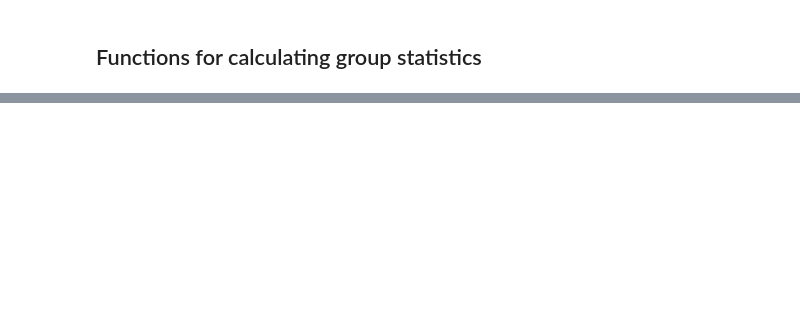
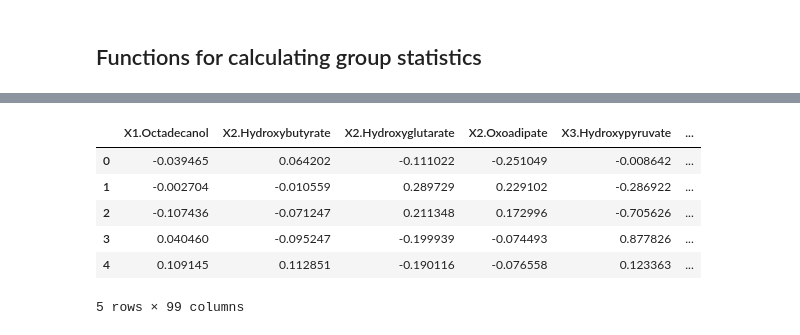
Before and after one commit to Kwamewusu/uihh_nowusu, a Jupyter notebook: metabolomicsViewer.ipynb, the cells around one changed output, grey strips where cells are left out. Cells and saved outputs as stored; diff of their text form; code cells hidden in the pictures; blank space fills up the shorter version.

```diff
--- a/metabolomicsViewer.ipynb
+++ b/metabolomicsViewer.ipynb
@@ -118,0 +240,10 @@ jk_df_groups.get_group('Rotenone')[columns].apply(MAD)
+# %%
+metabolites_mi.loc['Isradipine',columns] - avg.loc['Isradipine',columns]
+# %% [output]
+|  | X1.Octadecanol | X2.Hydroxybutyrate | X2.Hydroxyglutarate | X2.Oxoadipate | X3.Hydroxypyruvate | ... |
+| 0 | -0.039465 | 0.064202 | -0.111022 | -0.251049 | -0.008642 | ... |
+| 1 | -0.002704 | -0.010559 | 0.289729 | 0.229102 | -0.286922 | ... |
+| 2 | -0.107436 | -0.071247 | 0.211348 | 0.172996 | -0.705626 | ... |
+| 3 | 0.040460 | -0.095247 | -0.199939 | -0.074493 | 0.877826 | ... |
+| 4 | 0.109145 | 0.112851 | -0.190116 | -0.076558 | 0.123363 | ... |
+5 rows × 99 columns
```
Also changed, not shown: parts of 18 cells of this notebook.
